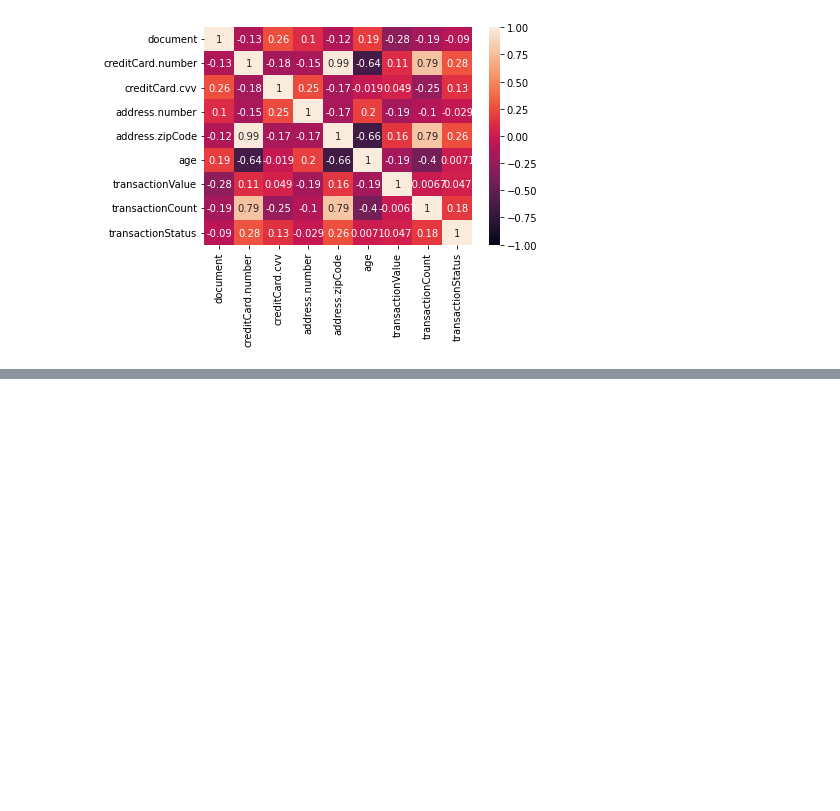
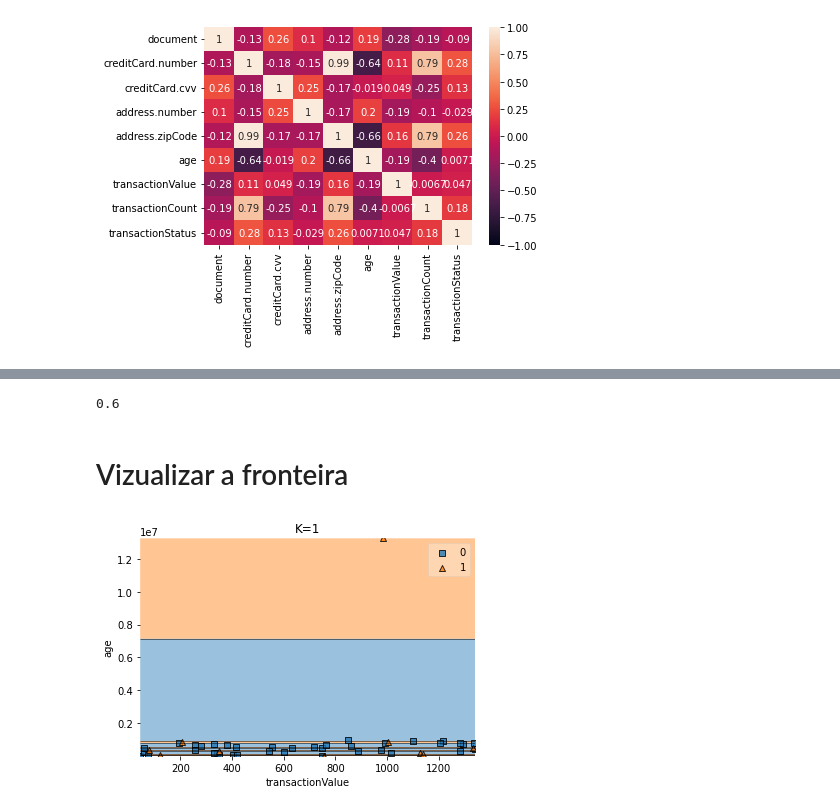
Before and after one commit to pipe-felipe/tcc_knn, a Jupyter notebook: tcc_knn.ipynb, the cells around one changed output, grey strips where cells are left out. Saved outputs shown, nothing was run; the diff lists cells and outputs as text; code cells hidden in the pictures; blank space fills up the shorter version.

```diff
--- a/tcc_knn.ipynb
+++ b/tcc_knn.ipynb
@@ -122,0 +145,22 @@ plt.show()
+# %%
+accuracy = clf.score(X_test, y_test)
+print(accuracy)
+# %% [output]
+0.6
+# %% [markdown]
+# Vizualizar a fronteira
+# %%
+def knn_comparison(data, k):
+  x = data[['transactionValue', 'address.zipCode']].values
+  y = data['transactionStatus'].values
+  knn = neighbors.KNeighborsClassifier(n_neighbors=k)
+  knn.fit(x, y)
+  plot_decision_regions(x, y, clf=knn)
+  plt.xlabel('transactionValue')
+  plt.ylabel('age')
+  plt.title('K=' + str(k))
+  plt.show()
+# %%
+knn_comparison(df_dummy, 1)
+# %% [output]
+[figure, added]
```
Also changed, not shown: parts of 9 cells of this notebook.
